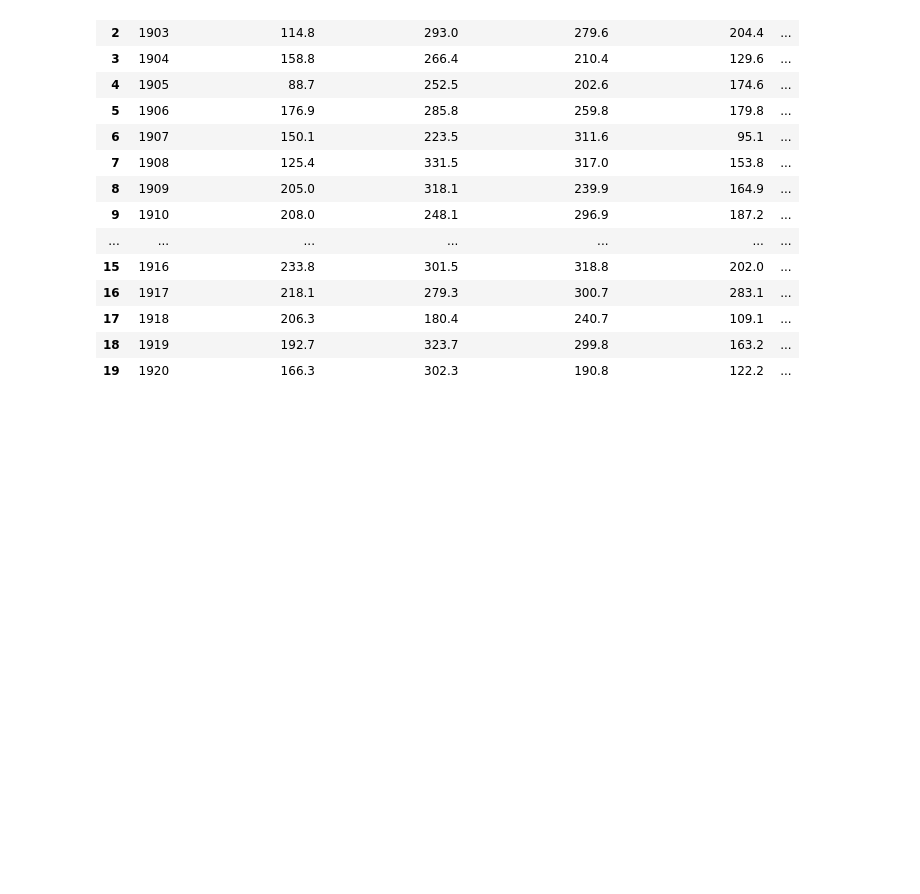
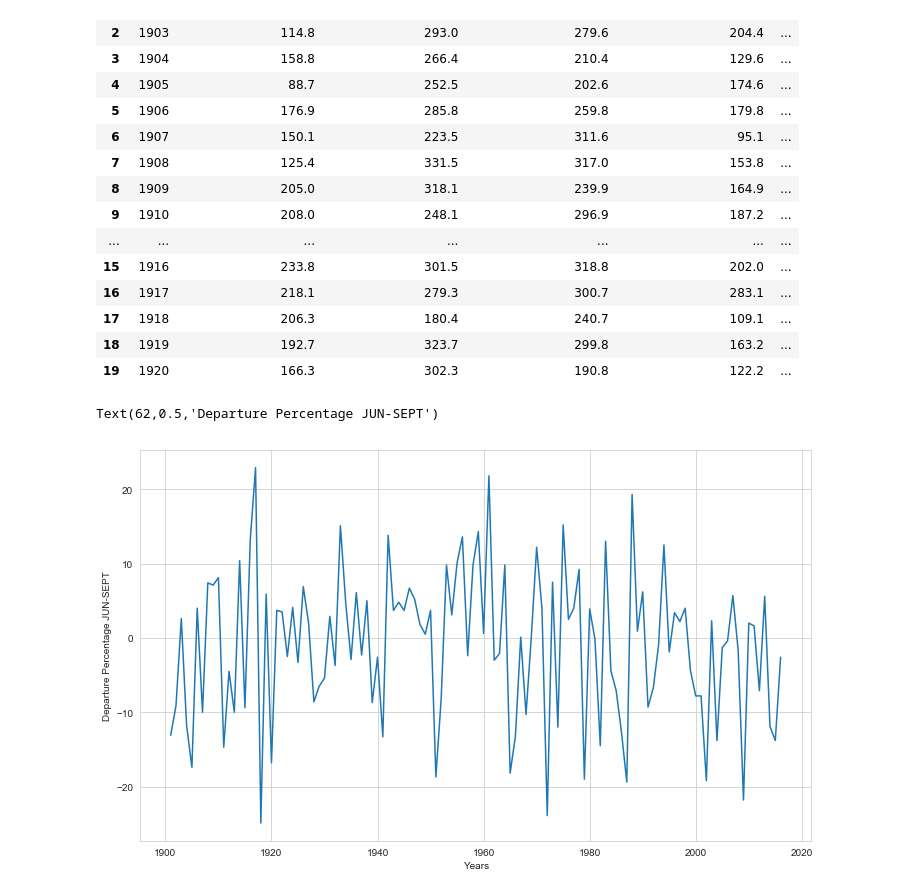
Before and after one commit to imaginarycoder/Rainfall_Prediction_India, a Jupyter notebook: Rainfall.ipynb, the cells around one changed output. Saved outputs shown, nothing was run; the diff lists cells and outputs as text; code cells hidden in the pictures; blank space fills up the shorter version.

Commit message:
The Great Bengal Famine
In this commit I have made a few visualizations and conclusions of the rainfall conditions during the Great Bengal Famine.

```diff
--- a/Rainfall.ipynb
+++ b/Rainfall.ipynb
@@ -59,3 +59,12 @@ rain.head(20)
 | 17 | 1918 | 206.3 | 180.4 | 240.7 | 109.1 | ... |
 | 18 | 1919 | 192.7 | 323.7 | 299.8 | 163.2 | ... |
 | 19 | 1920 | 166.3 | 302.3 | 190.8 | 122.2 | ... |
+# %%
+plt.figure(figsize=(10,6))
+plt.plot(rain['YEAR'],rain['Departure Percentage: JUN-SEPT'],)
+plt.tight_layout()
+plt.xlabel('Years')
+plt.ylabel('Departure Percentage JUN-SEPT')
+# %% [output]
+Text(62,0.5,'Departure Percentage JUN-SEPT')
+[figure, added]
```
Also changed, not shown: parts of 14 cells of this notebook.
